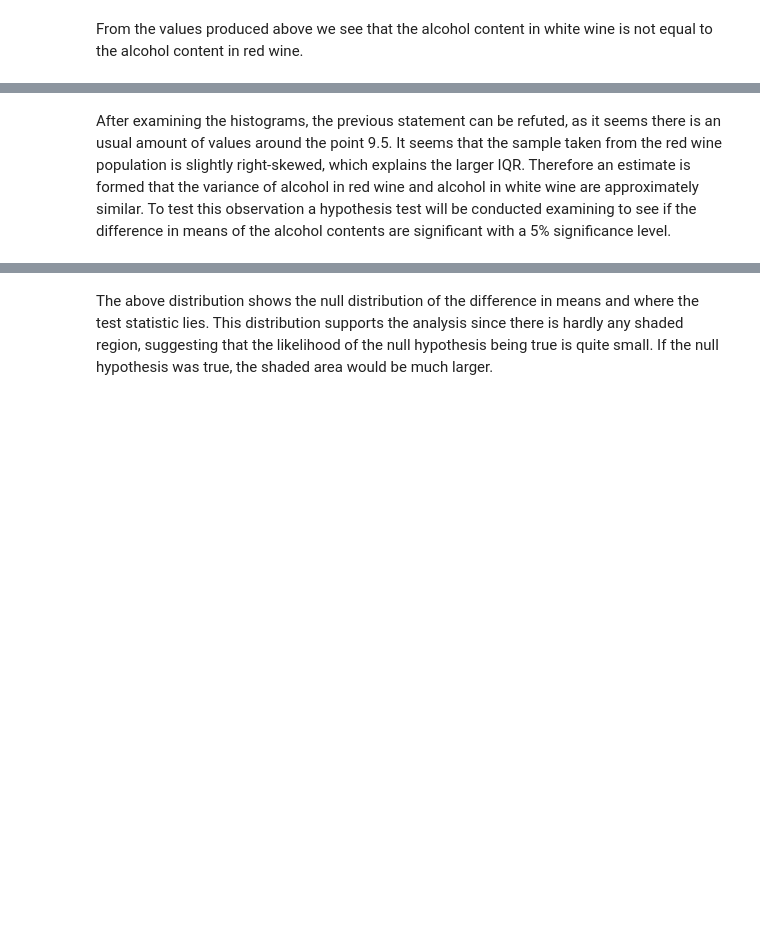
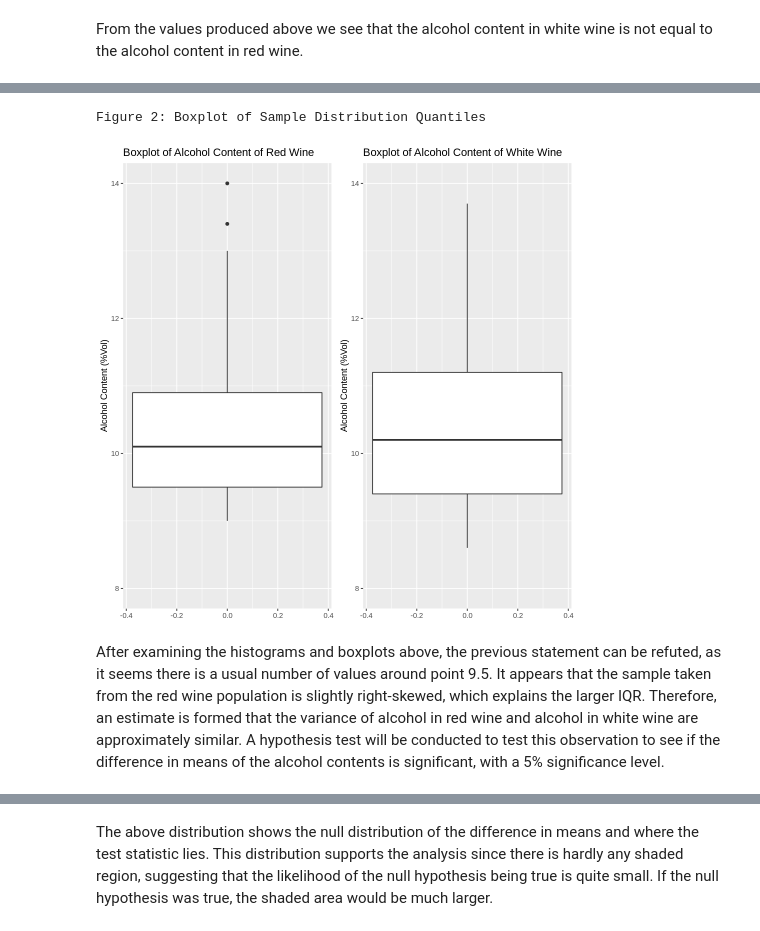
Before and after one commit to Jaskaran1116/STAT-201-Group-Project-23, a Jupyter notebook: analysis.ipynb, the cells around one changed output, grey strips where cells are left out. Cells and saved outputs as stored; diff of their text form; code cells hidden in the pictures; blank space fills up the shorter version.

```diff
--- a/analysis.ipynb
+++ b/analysis.ipynb
@@ -245,5 +249,20 @@ Figure 2: Sample distributions of red and white wine populations
+# %%
+## Plot the distribution of the sample with boxplots
+
+quantile_box_plot_red <- ggplot(sample_red, aes(x = alcohol)) +
+    geom_boxplot() + xlim(8, 14) + coord_flip() +
+    xlab("Alcohol Content (%Vol)") + ggtitle("Boxplot of Alcohol Content of Red Wine")
+
+quantile_box_plot_white <- ggplot(sample_white, aes(x = alcohol)) +
+    geom_boxplot() + xlim(8, 14) + coord_flip() +
+    xlab("Alcohol Content (%Vol)") + ggtitle("Boxplot of Alcohol Content of White Wine")
+
+cat("Figure 2: Boxplot of Sample Distribution Quantiles")
+grid.arrange(quantile_box_plot_red, quantile_box_plot_white, ncol=2)
+# %% [output]
+Figure 2: Boxplot of Sample Distribution Quantiles
+[figure, added]
 # %% [markdown]
-After examining the histograms, the previous statement can be refuted, as it seems there is an usual amount of
-values around the point 9.5. It seems that the sample taken from the red wine population is slightly right-skewed, which explains the larger IQR. Therefore an estimate is formed that the variance of alcohol in red wine and alcohol in white wine are approximately similar. To test this observation a hypothesis test will be conducted examining to see if the difference in means of the alcohol contents are significant with a 5% significance level.
+After examining the histograms and boxplots above, the previous statement can be refuted, as it seems there is a usual number of values around point 9.5. It appears that the sample taken from the red wine population is slightly right-skewed, which explains the larger IQR. Therefore, an estimate is formed that the variance of alcohol in red wine and alcohol in white wine are approximately similar. A hypothesis test will be conducted to test this observation to see if the difference in means of the alcohol contents is significant, with a 5% significance level.
 # %% [markdown]
 ### Methods: Plan
```
Also changed, not shown: parts of 36 cells of this notebook.
